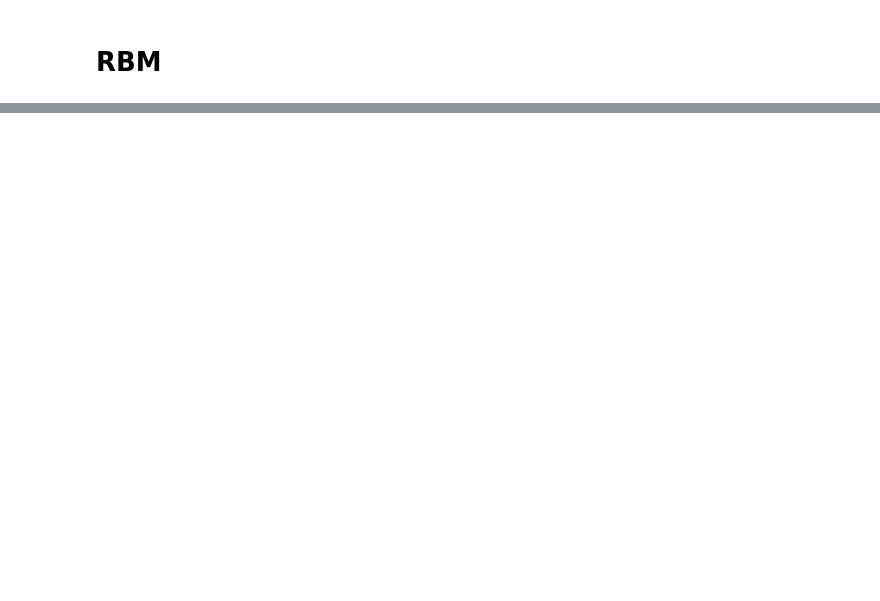
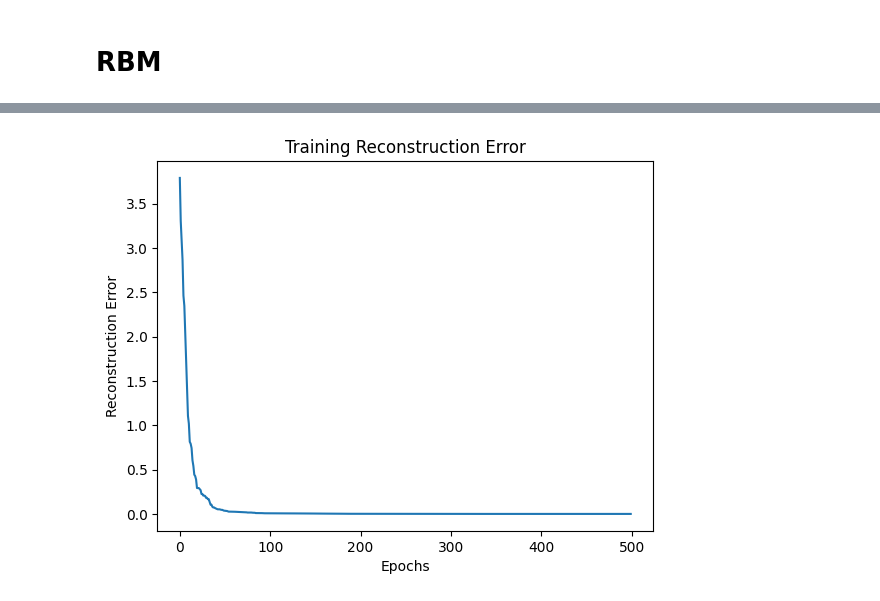
Before and after one commit to halilbayndir/ML_Physics, a Jupyter notebook: Restricted_Boltzmann_Machines.ipynb, the cells around one changed output, grey strips where cells are left out. Saved outputs shown, nothing was run; the diff lists cells and outputs as text; code cells hidden in the pictures; blank space fills up the shorter version.

Commit message:
stripe_data

```diff
--- a/Restricted_Boltzmann_Machines.ipynb
+++ b/Restricted_Boltzmann_Machines.ipynb
@@ -190,0 +172,18 @@ plt.show()
+# %%
+stripe_data = np.array([
+    [1, 0, 1, 0],
+    [1, 0, 1, 0],
+    [0, 1, 0, 1],
+    [0, 1, 0, 1]
+])
+
+stripe_data = stripe_data.reshape(-1, 16)
+# %%
+num_visible = 16  #4x4
+num_hidden = 4
+learning_rate = 0.1
+k = 1
+epochs = 500
+batch_size = 1
+# %%
+rbm_stripe = RBM(num_visible=num_visible, num_hidden=num_hidden)
@@ -190,0 +193,2 @@ plt.show()
+# %%
+costs_stripe = rbm_stripe.train(stripe_data, learning_rate, k, epochs, batch_size)
@@ -190,0 +216,8 @@ plt.show()
+# %%
+plt.plot(costs_stripe)
+plt.xlabel('Epochs')
+plt.ylabel('Reconstruction Error')
+plt.title('Training Reconstruction Error')
+plt.show()
+# %% [output]
+[figure, added]
```
Also changed, not shown: parts of 16 cells of this notebook.
